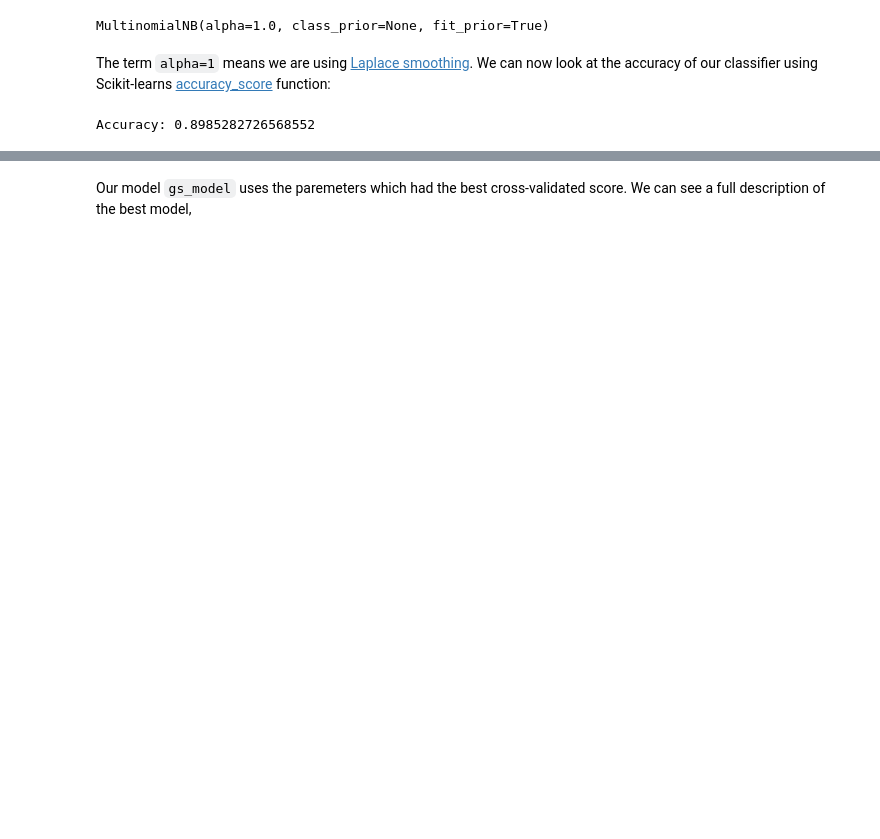
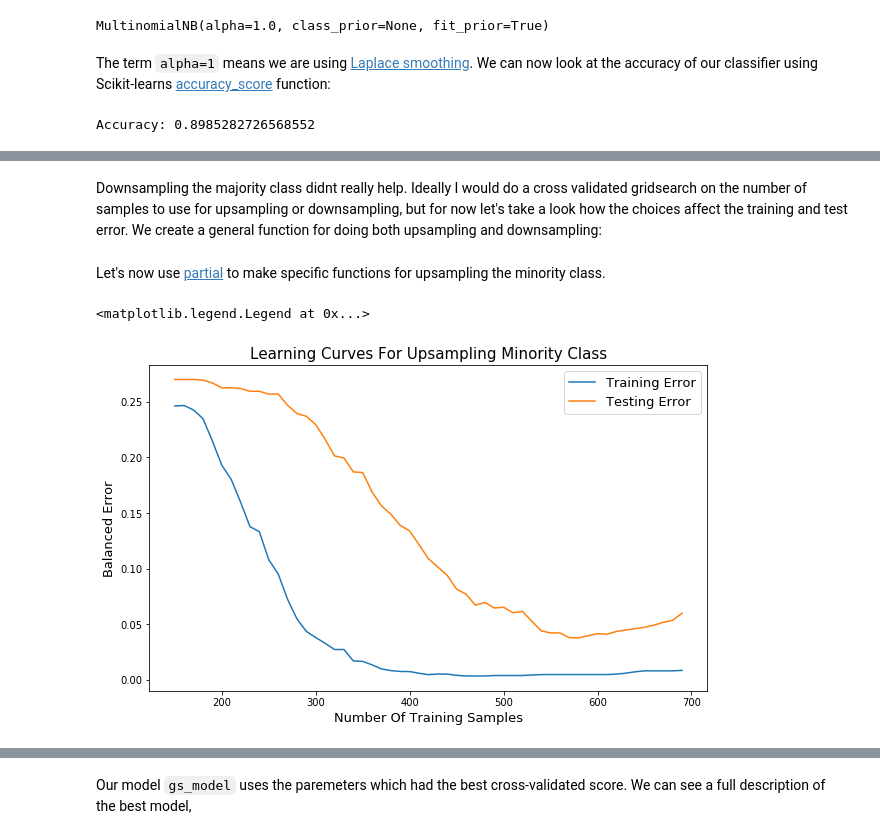
Before and after one commit to mdh266/TextClassificationApp, a Jupyter notebook: NLP.ipynb, the cells around one changed output, grey strips where cells are left out. Cells and saved outputs as stored; diff of their text form; code cells hidden in the pictures; blank space fills up the shorter version.

Commit message:
imbalancing the classes and ways to deal with it

```diff
--- a/NLP.ipynb
+++ b/NLP.ipynb
@@ -616,0 +579,2 @@ Not only do pipelines allow us to swap out our model much easier, (say replace o
+# %% [markdown]
+Downsampling the majority class didnt really help.  Ideally I would do a cross validated gridsearch on the number of samples to use for upsampling or downsampling, but for now let's take a look how the choices affect the training and test error.  We create a general function for doing both upsampling and downsampling:
@@ -616,0 +644,31 @@ Not only do pipelines allow us to swap out our model much easier, (say replace o
+# %% [markdown]
+Let's now use [partial](https://www.learnpython.org/en/Partial_functions) to make specific functions for upsampling the minority class.
+# %%
+from functools import partial
+
+# create function to create upsampling with only
+# parameter being n_samples
+upsample_train_test = partial(train_test_accuracy,
+                              train_no_hockey_df,
+                              train_hockey_df,
+                              imbal_test_df,
+                              False)
+# create n_samples
+minority_samples                = list(range(150,700,10))
+
+# get the train/test error for each of the n_samples
+train_min_accur, test_min_accur = zip(*map(upsample_train_test,minority_samples))
+
+# plot the results
+import matplotlib.pyplot as plt
+%matplotlib inline
+plt.figure(figsize=(10,6))
+plt.plot(minority_samples, train_min_accur, label="Training Error")
+plt.plot(minority_samples, test_min_accur,  label="Testing Error")
+plt.ylabel("Balanced Error",fontsize=13)
+plt.xlabel("Number Of Training Samples",fontsize=13)
+plt.title("Learning Curves For Upsampling Minority Class", fontsize=15)
+plt.legend(fontsize=13)
+# %% [output]
+<matplotlib.legend.Legend at 0x...>
+[figure, added]
```
Also changed, not shown: parts of 86 cells of this notebook, 1 other file.
